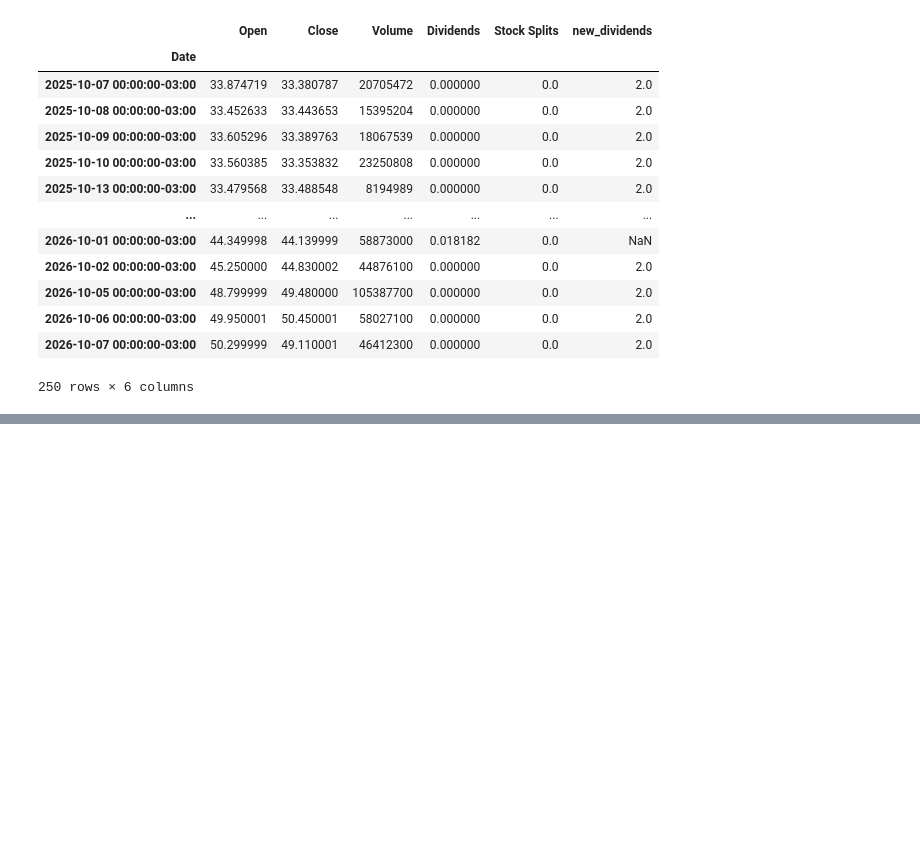
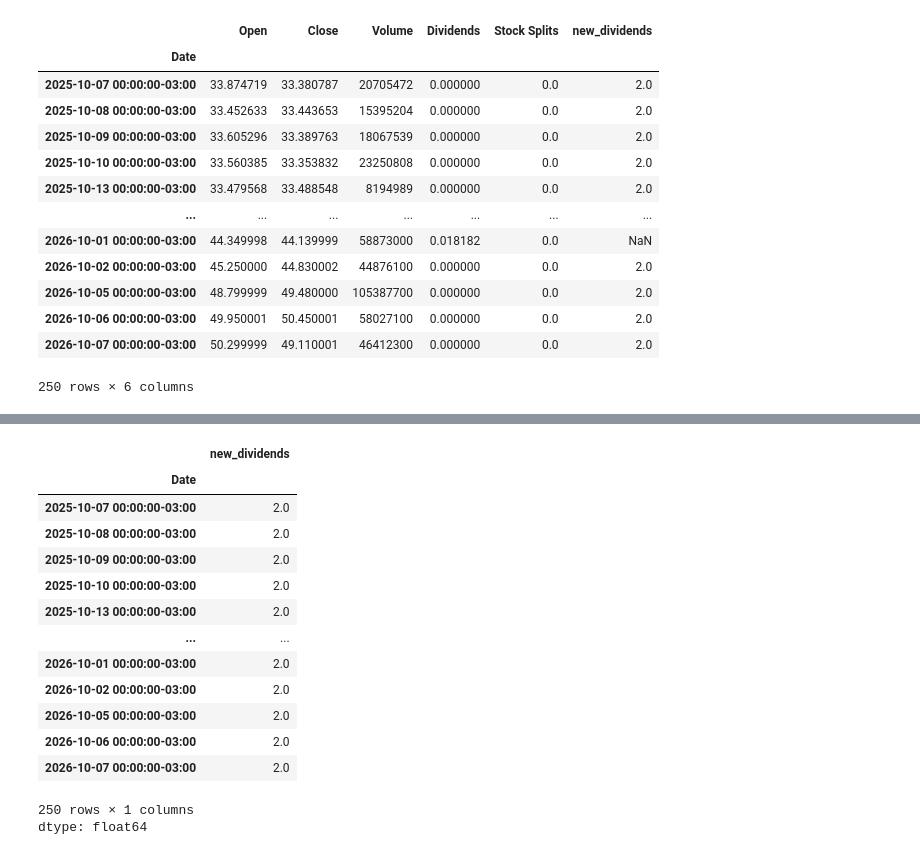
Before and after one commit to NicholasTeixeira/Descomplica--Analise-de-Dados-, a Jupyter notebook: praticando.ipynb, the cells around one changed output, grey strips where cells are left out. Drawn from its saved outputs; the diff is of its cells as text; code cells hidden in the pictures; blank space fills up the shorter version.

```diff
--- a/praticando.ipynb
+++ b/praticando.ipynb
@@ -198,0 +247,20 @@ df
+# %%
+df.isnull()
+df.isnull().sum()
+df
+# %% [output]
+|  | new_dividends |
+| Date |  |
+| 2025-10-07 00:00:00-03:00 | 2.0 |
+| 2025-10-08 00:00:00-03:00 | 2.0 |
+| 2025-10-09 00:00:00-03:00 | 2.0 |
+| 2025-10-10 00:00:00-03:00 | 2.0 |
+| 2025-10-13 00:00:00-03:00 | 2.0 |
+| ... | ... |
+| 2026-10-01 00:00:00-03:00 | 2.0 |
+| 2026-10-02 00:00:00-03:00 | 2.0 |
+| 2026-10-05 00:00:00-03:00 | 2.0 |
+| 2026-10-06 00:00:00-03:00 | 2.0 |
+| 2026-10-07 00:00:00-03:00 | 2.0 |
+250 rows × 1 columns
+dtype: float64
```
Also changed, not shown: parts of 4 cells of this notebook.
